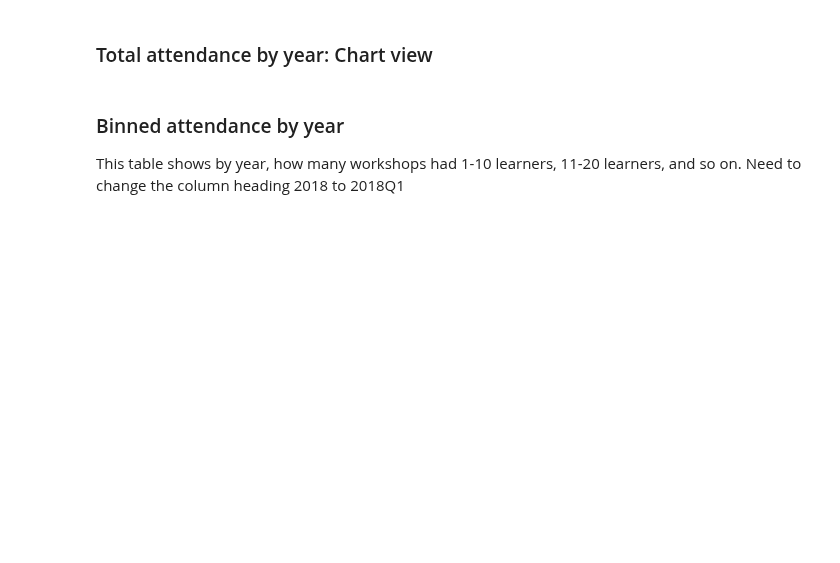
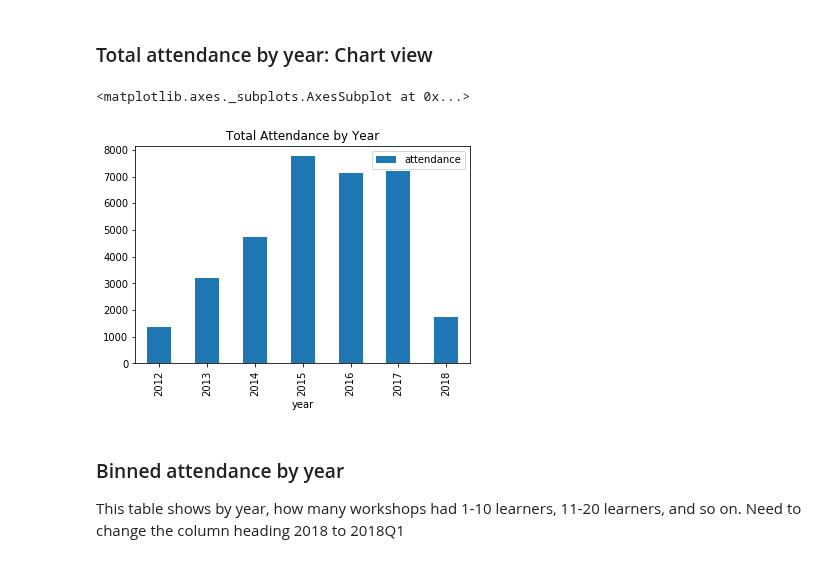
Before and after one commit to carpentries/assessment, a Jupyter notebook: programmatic-assessment/workshops/final_report_draft.ipynb, the cells around one changed output. Saved outputs shown, nothing was run; the diff lists cells and outputs as text; code cells hidden in the pictures; blank space fills up the shorter version.

```diff
--- a/programmatic-assessment/workshops/final_report_draft.ipynb
+++ b/programmatic-assessment/workshops/final_report_draft.ipynb
@@ -212,7 +382,10 @@ total_attendance_by_year
 # %% [markdown]
 ### Total attendance by year: Chart view
 # %%
-total_attendance_by_year.plot.bar()
+total_attendance_by_year.plot.bar(title="Total Attendance by Year")
+# %% [output]
+<matplotlib.axes._subplots.AxesSubplot at 0x...>
+[figure, added]
 # %% [markdown]
 ### Binned attendance by year
 
```
Also changed, not shown: parts of 39 cells of this notebook, 1 other file.
